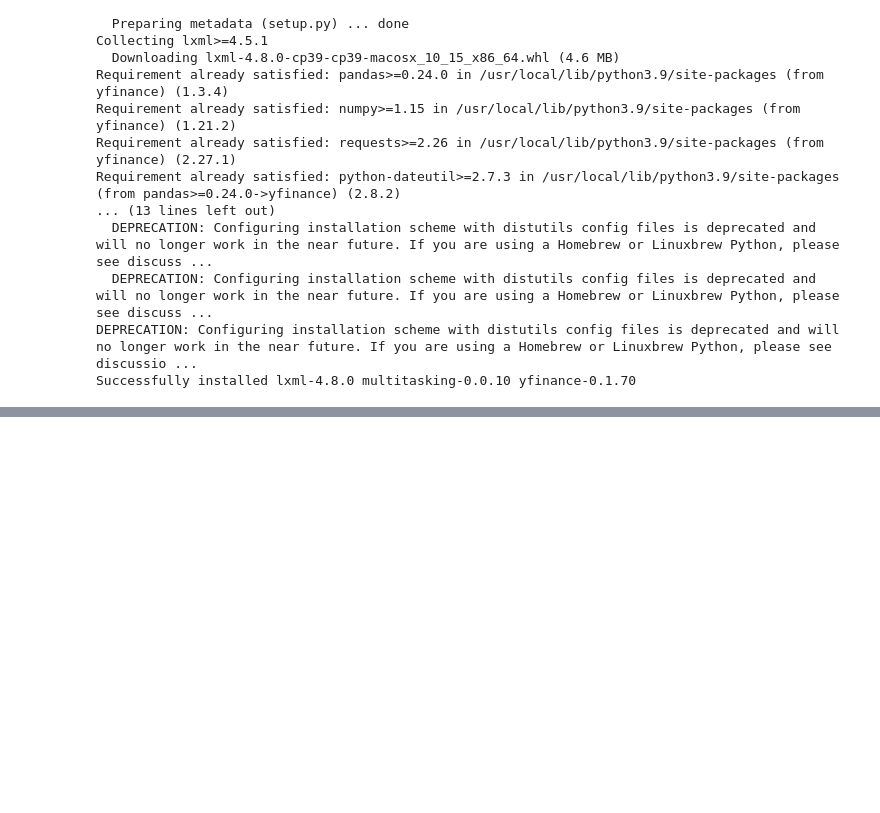
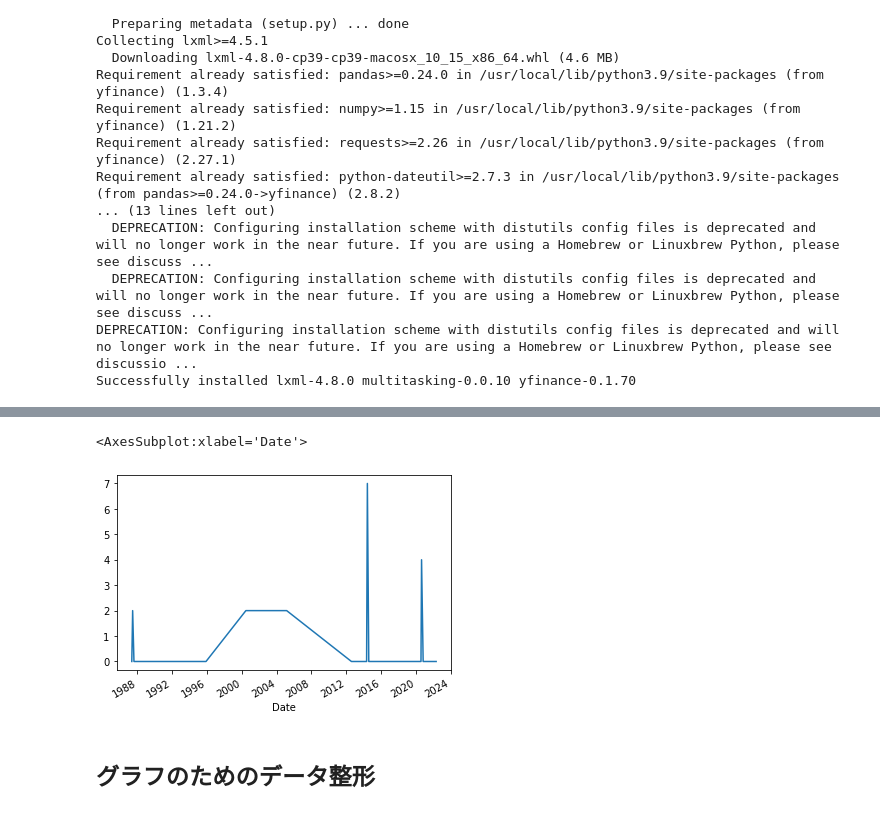
Before and after one commit to aoio12/streamlit, a Jupyter notebook: yfinance.ipynb, the cells around one changed output, grey strips where cells are left out. Drawn from its saved outputs; the diff is of its cells as text; code cells hidden in the pictures; blank space fills up the shorter version.

```diff
--- a/yfinance.ipynb
+++ b/yfinance.ipynb
@@ -62,0 +119,7 @@ hist
+# %%
+aapl.actions['Stock Splits'].plot()
+# %% [output]
+<AxesSubplot:xlabel='Date'>
+[figure, added]
+# %% [markdown]
+## グラフのためのデータ整形
```
Also changed, not shown: parts of 18 cells of this notebook, 1 other file.
